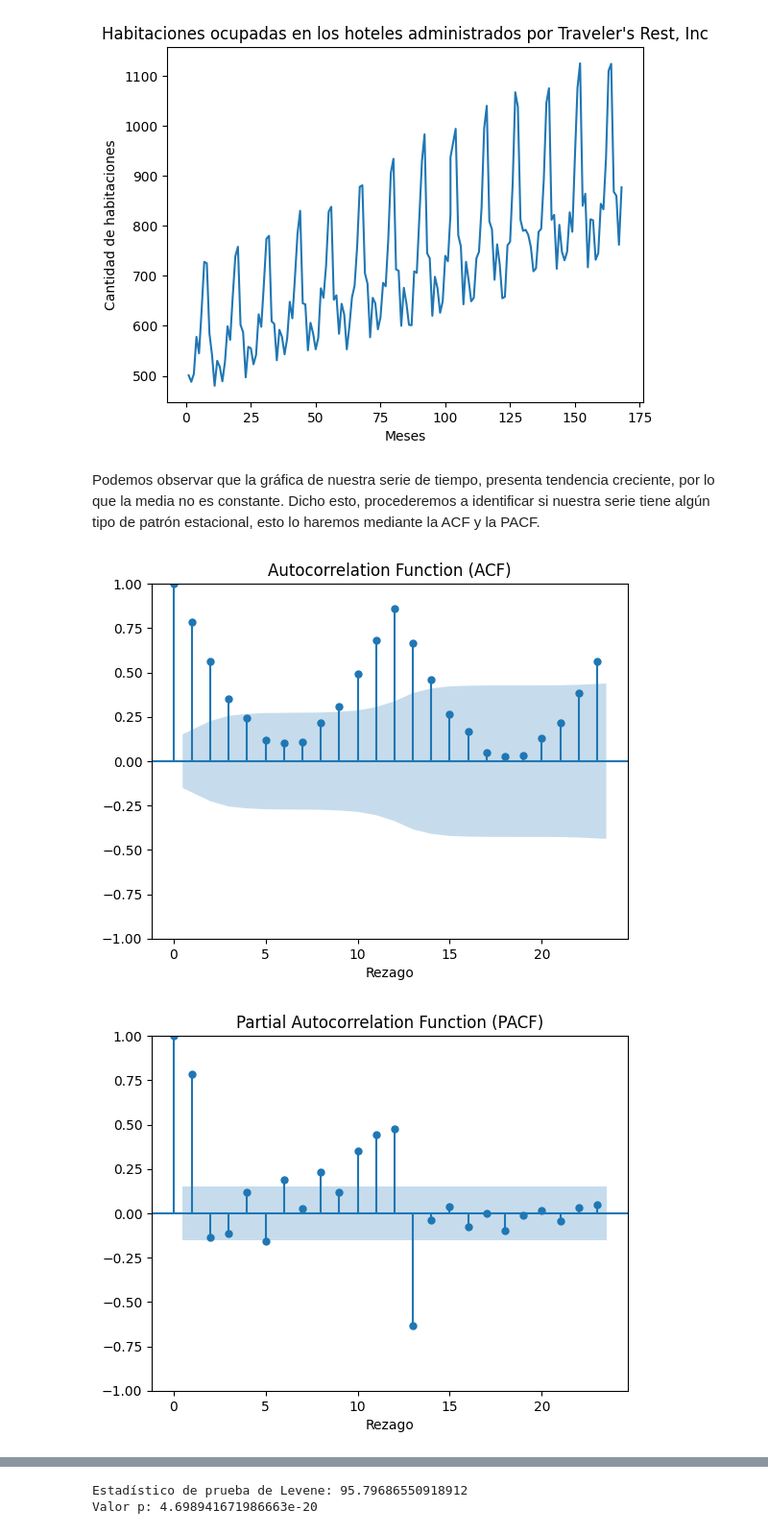
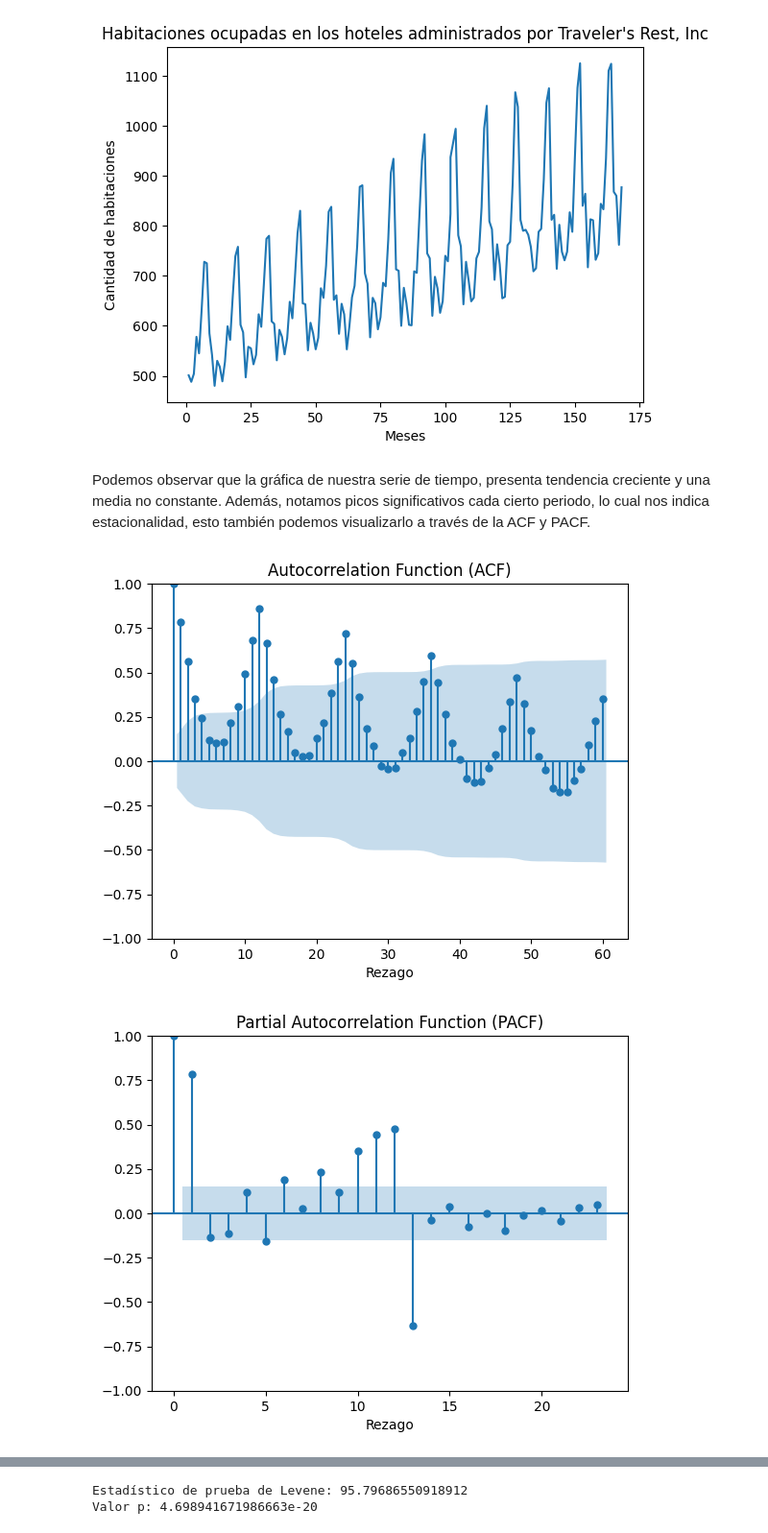
Before and after one commit to maferpy/unidad9, a Jupyter notebook: pronosticos.ipynb, the cells around one changed output, grey strips where cells are left out. Shown at 96% size. Saved outputs shown, nothing was run; the diff lists cells and outputs as text; code cells hidden in the pictures.

```diff
--- a/pronosticos.ipynb
+++ b/pronosticos.ipynb
@@ -78,19 +93,18 @@ plt.show()
 # %% [output]
 [figure]
 # %% [markdown]
-Podemos observar que la gráfica de nuestra serie de tiempo, presenta tendencia creciente, por lo que la media no es constante.
-Dicho esto, procederemos a identificar si nuestra serie tiene algún tipo de patrón estacional, esto lo haremos mediante la ACF y la PACF.
+Podemos observar que la gráfica de nuestra serie de tiempo, presenta tendencia creciente y una media no constante. Además, notamos picos significativos cada cierto periodo, lo cual nos indica estacionalidad, esto también podemos visualizarlo a través de la ACF y PACF.
 # %%
-plot_acf(df['Yt'])
+plot_acf(df['Yt'], lags=60)
 plt.title('Autocorrelation Function (ACF)')
 plt.xlabel("Rezago")
 plt.show()
 
 plot_pacf(df['Yt'])
 plt.title('Partial Autocorrelation Function (PACF)')
 plt.xlabel("Rezago")
 plt.show()
 # %% [output]
-[figure, old version]
+[figure, new version]
 [figure]
 # %% [markdown]
```
Also changed, not shown: parts of 35 cells of this notebook.
